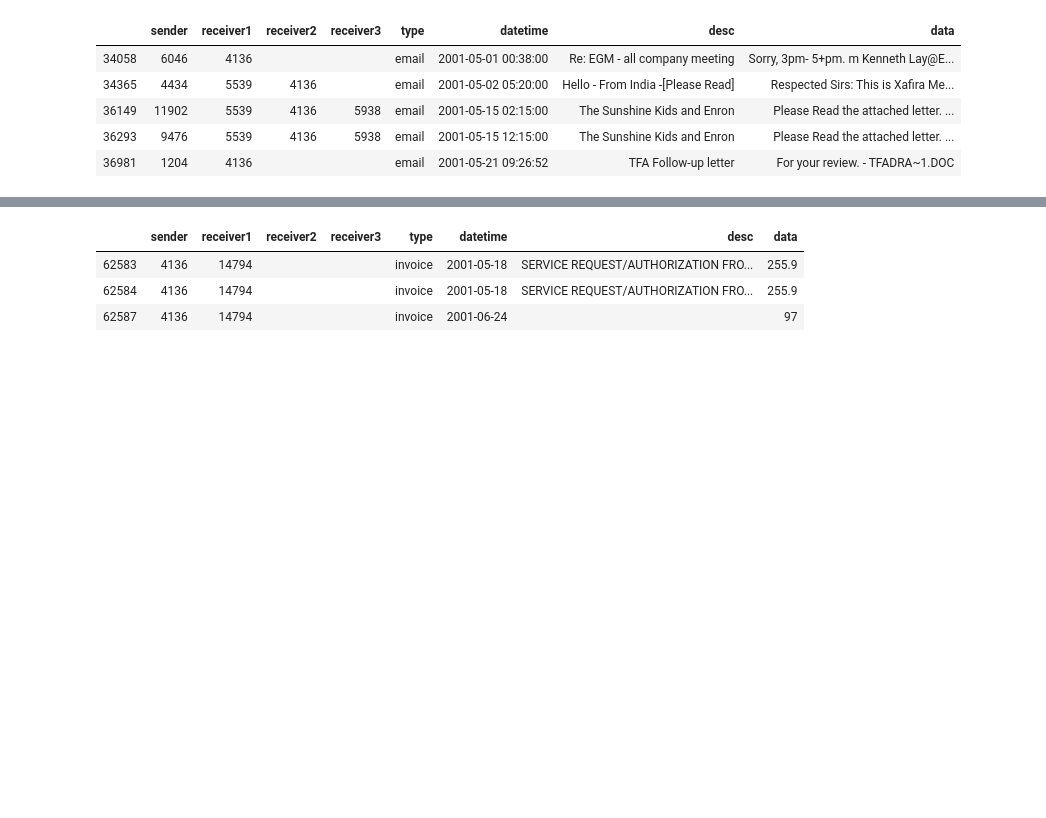
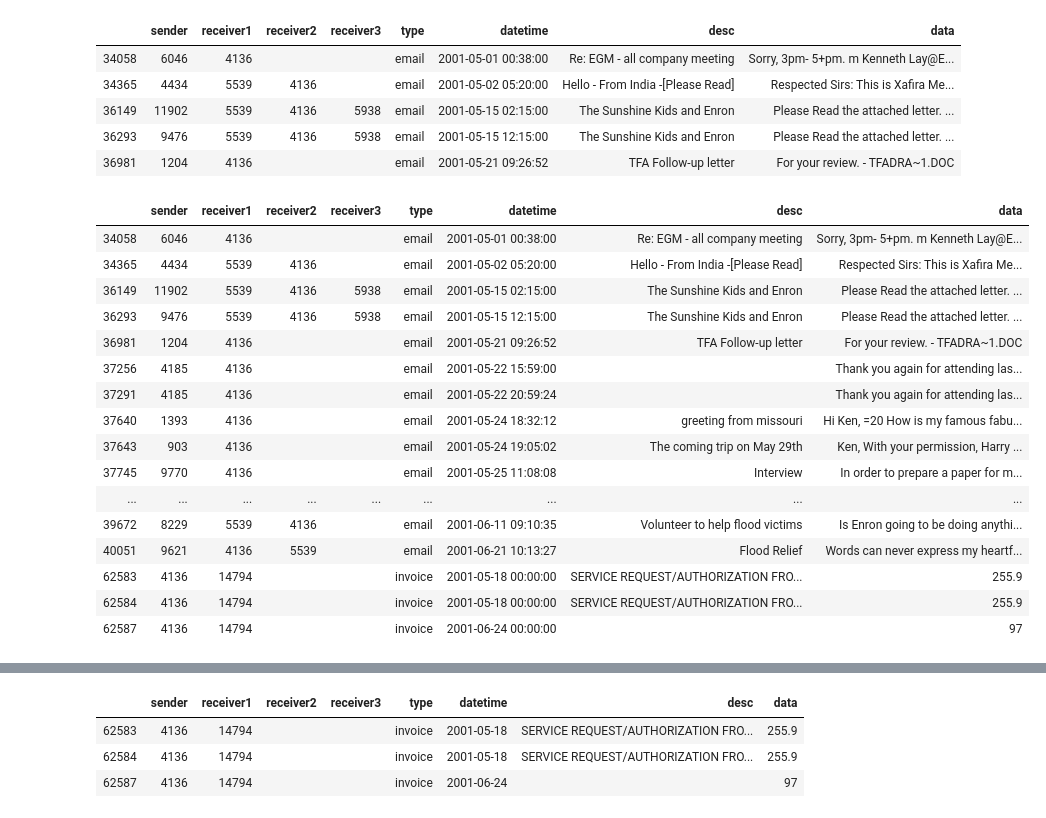
Before and after one commit to q1park/enron-emails, a Jupyter notebook: Example.ipynb, the cells around one changed output, grey strips where cells are left out. Drawn from its saved outputs; the diff is of its cells as text; code cells hidden in the pictures; blank space fills up the shorter version.

```diff
--- a/Example.ipynb
+++ b/Example.ipynb
@@ -359,0 +352,20 @@ subgraph.edges.head()
+# %%
+subgraph.edges
+# %% [output]
+|  | sender | receiver1 | receiver2 | receiver3 | type | datetime | desc | data |
+| 34058 | 6046 | 4136 |  |  | email | 2001-05-01 00:38:00 | Re: EGM - all company meeting | Sorry, 3pm- 5+pm. m Kenneth Lay@E... |
+| 34365 | 4434 | 5539 | 4136 |  | email | 2001-05-02 05:20:00 | Hello - From India -[Please Read] | Respected Sirs: This is Xafira Me... |
+| 36149 | 11902 | 5539 | 4136 | 5938 | email | 2001-05-15 02:15:00 | The Sunshine Kids and Enron | Please Read the attached letter. ... |
+| 36293 | 9476 | 5539 | 4136 | 5938 | email | 2001-05-15 12:15:00 | The Sunshine Kids and Enron | Please Read the attached letter. ... |
+| 36981 | 1204 | 4136 |  |  | email | 2001-05-21 09:26:52 | TFA Follow-up letter | For your review. - TFADRA~1.DOC |
+| 37256 | 4185 | 4136 |  |  | email | 2001-05-22 15:59:00 |  | Thank you again for attending las... |
+| 37291 | 4185 | 4136 |  |  | email | 2001-05-22 20:59:24 |  | Thank you again for attending las... |
+| 37640 | 1393 | 4136 |  |  | email | 2001-05-24 18:32:12 | greeting from missouri | Hi Ken, =20 How is my famous fabu... |
+| 37643 | 903 | 4136 |  |  | email | 2001-05-24 19:05:02 | The coming trip on May 29th | Ken, With your permission, Harry ... |
+| 37745 | 9770 | 4136 |  |  | email | 2001-05-25 11:08:08 | Interview | In order to prepare a paper for m... |
+| ... | ... | ... | ... | ... | ... | ... | ... | ... |
+| 39672 | 8229 | 5539 | 4136 |  | email | 2001-06-11 09:10:35 | Volunteer to help flood victims | Is Enron going to be doing anythi... |
+| 40051 | 9621 | 4136 | 5539 |  | email | 2001-06-21 10:13:27 | Flood Relief | Words can never express my heartf... |
+| 62583 | 4136 | 14794 |  |  | invoice | 2001-05-18 00:00:00 | SERVICE REQUEST/AUTHORIZATION FRO... | 255.9 |
+| 62584 | 4136 | 14794 |  |  | invoice | 2001-05-18 00:00:00 | SERVICE REQUEST/AUTHORIZATION FRO... | 255.9 |
+| 62587 | 4136 | 14794 |  |  | invoice | 2001-06-24 00:00:00 |  | 97 |
```
Also changed, not shown: parts of 5 cells of this notebook, 1 other file.
